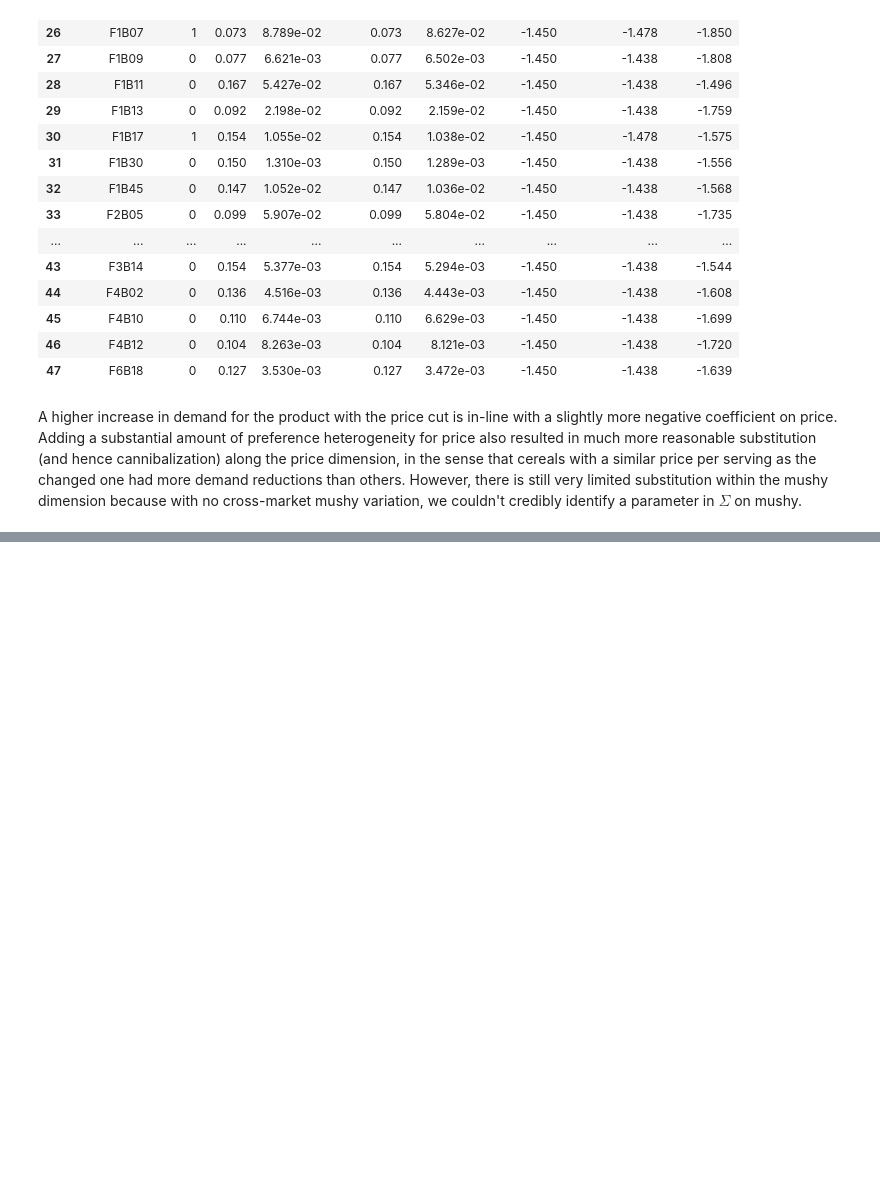
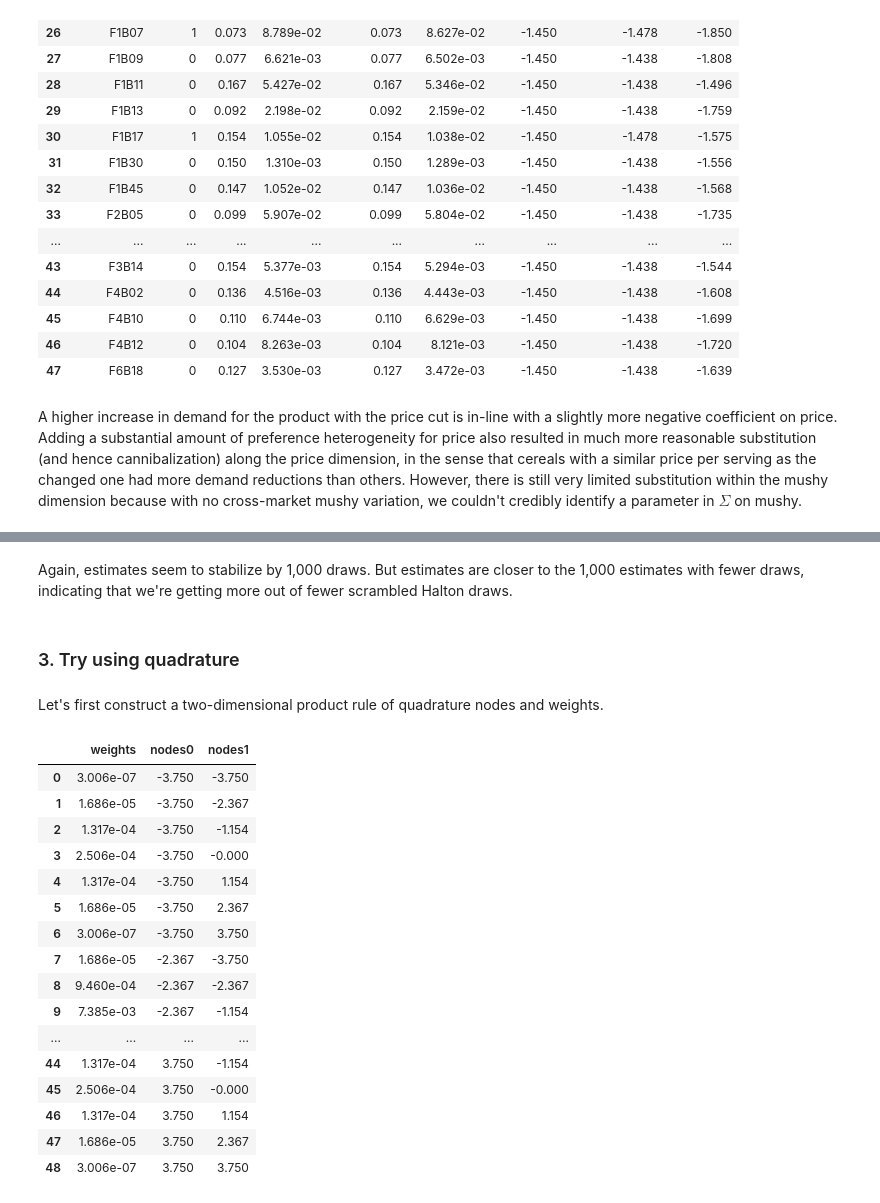
Before and after one commit to Mixtape-Sessions/Demand-Estimation, a Jupyter notebook: Exercises/Exercise-2/Solutions.ipynb, the cells around one changed output, grey strips where cells are left out. Saved outputs shown, nothing was run; the diff lists cells and outputs as text; code cells hidden in the pictures; blank space fills up the shorter version.

```diff
--- a/Exercises/Exercise-2/Solutions.ipynb
+++ b/Exercises/Exercise-2/Solutions.ipynb
@@ -349,0 +438,27 @@ A higher increase in demand for the product with the price cut is in-line with a
+# %% [markdown]
+Again, estimates seem to stabilize by 1,000 draws. But estimates are closer to the 1,000 estimates with fewer draws, indicating that we're getting more out of fewer scrambled Halton draws.
+# %% [markdown]
+### 3. Try using quadrature
+# %% [markdown]
+Let's first construct a two-dimensional product rule of quadrature nodes and weights.
+# %%
+quad_data = pd.DataFrame(pyblp.data_to_dict(pyblp.build_integration(pyblp.Integration('product', size=7), dimensions=2)))
+quad_data
+# %% [output]
+|  | weights | nodes0 | nodes1 |
+| 0 | 3.006e-07 | -3.750 | -3.750 |
+| 1 | 1.686e-05 | -3.750 | -2.367 |
+| 2 | 1.317e-04 | -3.750 | -1.154 |
+| 3 | 2.506e-04 | -3.750 | -0.000 |
+| 4 | 1.317e-04 | -3.750 | 1.154 |
+| 5 | 1.686e-05 | -3.750 | 2.367 |
+| 6 | 3.006e-07 | -3.750 | 3.750 |
+| 7 | 1.686e-05 | -2.367 | -3.750 |
+| 8 | 9.460e-04 | -2.367 | -2.367 |
+| 9 | 7.385e-03 | -2.367 | -1.154 |
+| ... | ... | ... | ... |
+| 44 | 1.317e-04 | 3.750 | -1.154 |
+| 45 | 2.506e-04 | 3.750 | -0.000 |
+| 46 | 1.317e-04 | 3.750 | 1.154 |
+| 47 | 1.686e-05 | 3.750 | 2.367 |
+| 48 | 3.006e-07 | 3.750 | 3.750 |
```
Also changed, not shown: parts of 35 cells of this notebook, 3 other files.
